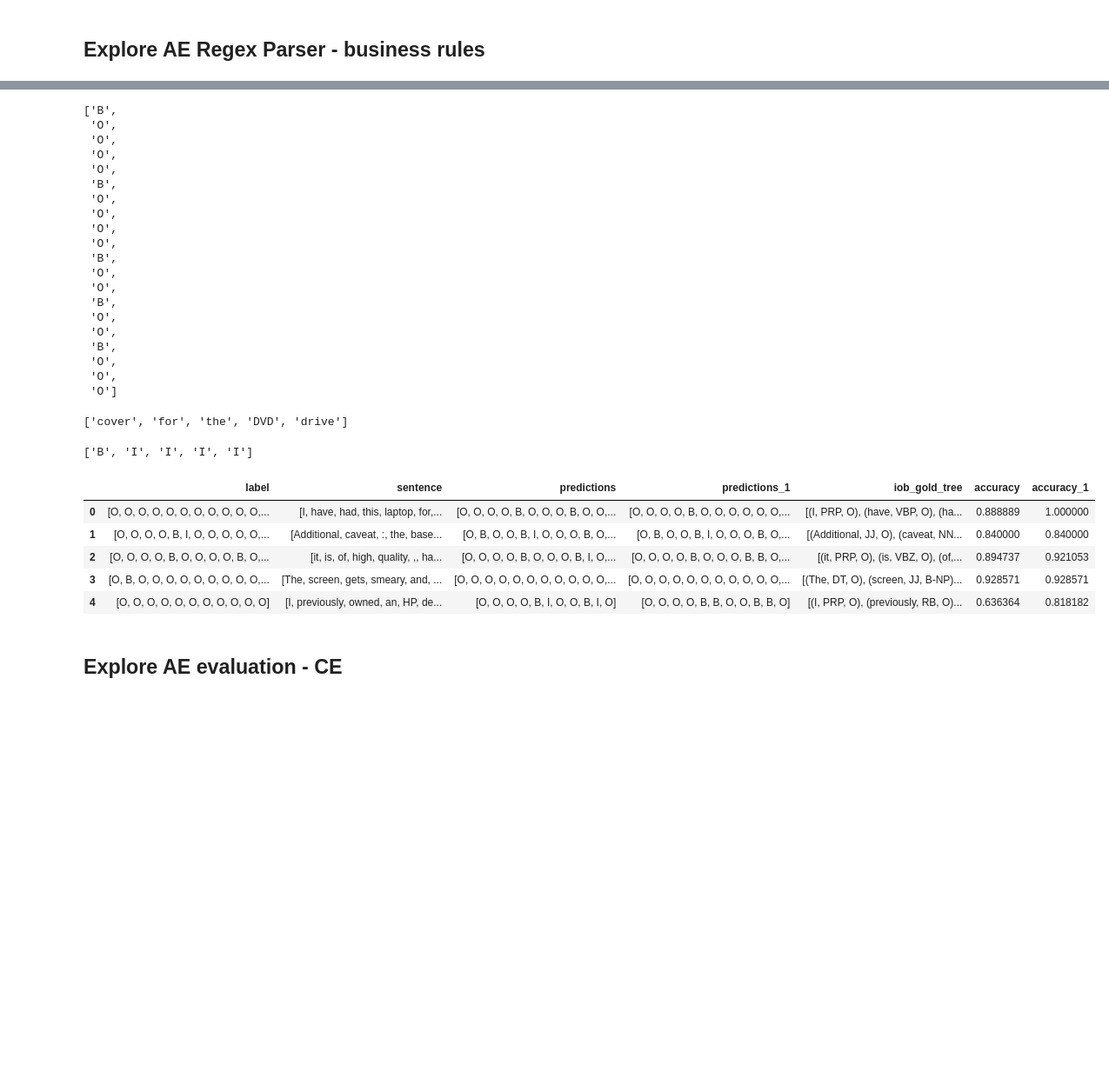
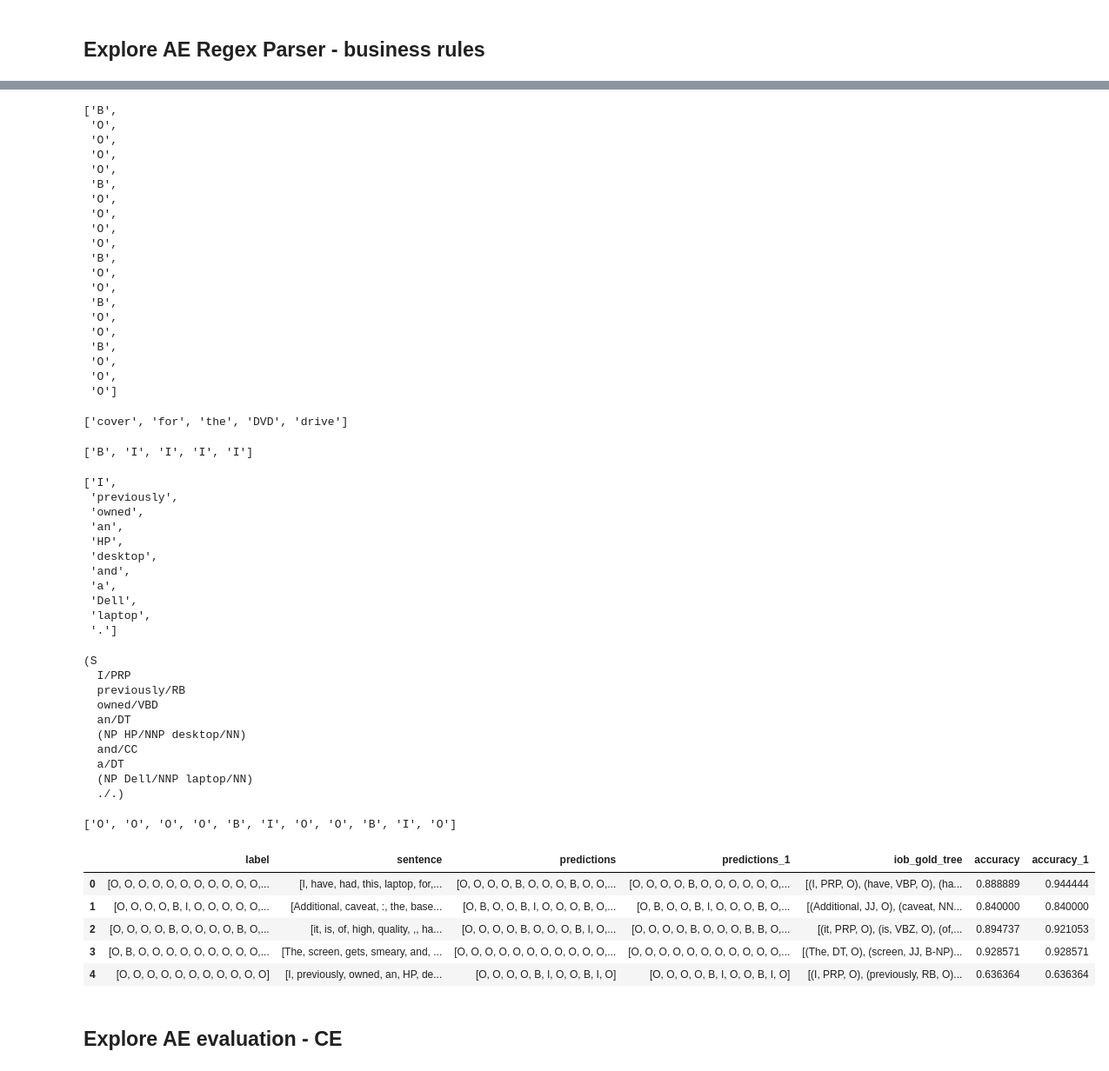
Before and after one commit to janehung04/w266-final, a Jupyter notebook: src/eda-data.ipynb, the cells around one changed output, grey strips where cells are left out. Shown: that part at 87% size. Cells and saved outputs as stored; diff of their text form; code cells hidden in the pictures; blank space fills up the shorter version.

Commit message:
add updates to business rule parser

```diff
--- a/src/eda-data.ipynb
+++ b/src/eda-data.ipynb
@@ -250,7 +250,7 @@ Name: predictions, Length: 150, dtype: object
 ## Explore AE Regex Parser - business rules
 # %%
 # try a more sophisticated method for chunking
-def regex_parser(tokenized_sentence):
+def regex_parser(tokenized_sentence,verbose=False):
     """
     Use a Regex Parser to provide some context around noun phrases
     """
@@ -264,13 +264,17 @@ def regex_parser(tokenized_sentence):
     # Update Grammar Regex to include prepositional phrases ala Semeval annotation guidelines
     grammar = r"""
     NP: {<NN><IN><DT><NN|NNP>+}
+        {<NNP><NN>}
         {<NNP>+}
         {<NN>+}
+
     """
 
     cp = nltk.RegexpParser(grammar)
 
     tree = cp.parse(pos_sent)
+
+    if verbose: print(tree)
 
     iob = [el[2][0] for el in nltk.chunk.util.tree2conlltags(tree)]
     return(iob)
@@ -282,6 +286,9 @@ regex_parser(ae_laptop_train['15']['sentence'])
 print(['cover','for','the','DVD','drive'])
 regex_parser(['cover','for','the','DVD','drive'])
 
+ae_laptop_dev_df.iloc[4]['sentence']
+regex_parser(ae_laptop_dev_df.iloc[4]['sentence'],verbose=True)
+
 # since the POS tagger is based on the words themselves and not context.
 ae_laptop_dev_df['predictions_1'] = ae_laptop_dev_df['sentence'].apply(lambda x: regex_parser(x))
 ae_laptop_dev_df.head()
@@ -302,38 +309,60 @@ ae_laptop_dev_df.head()
  'Toshiba',
  'will',
  'do',
  'nothing',
  'about',
  'it',
  '.']
 ['B',
  'O',
  'O',
  'O',
  'O',
  'B',
  'O',
  'O',
  'O',
  'O',
  'B',
  'O',
  'O',
  'B',
  'O',
  'O',
  'B',
  'O',
  'O',
  'O']
 ['cover', 'for', 'the', 'DVD', 'drive']
 ['B', 'I', 'I', 'I', 'I']
+['I',
+ 'previously',
+ 'owned',
+ 'an',
+ 'HP',
+ 'desktop',
+ 'and',
+ 'a',
+ 'Dell',
+ 'laptop',
+ '.']
+(S
+  I/PRP
+  previously/RB
+  owned/VBD
+  an/DT
+  (NP HP/NNP desktop/NN)
+  and/CC
+  a/DT
+  (NP Dell/NNP laptop/NN)
+  ./.)
+['O', 'O', 'O', 'O', 'B', 'I', 'O', 'O', 'B', 'I', 'O']
 |  | label | sentence | predictions | predictions_1 | iob_gold_tree | accuracy | accuracy_1 |
-| 0 | [O, O, O, O, O, O, O, O, O, O, O,... | [I, have, had, this, laptop, for,... | [O, O, O, O, B, O, O, O, B, O, O,... | [O, O, O, O, B, O, O, O, O, O, O,... | [(I, PRP, O), (have, VBP, O), (ha... | 0.888889 | 1.000000 |
+| 0 | [O, O, O, O, O, O, O, O, O, O, O,... | [I, have, had, this, laptop, for,... | [O, O, O, O, B, O, O, O, B, O, O,... | [O, O, O, O, B, O, O, O, O, O, O,... | [(I, PRP, O), (have, VBP, O), (ha... | 0.888889 | 0.944444 |
 | 1 | [O, O, O, O, B, I, O, O, O, O, O,... | [Additional, caveat, :, the, base... | [O, B, O, O, B, I, O, O, O, B, O,... | [O, B, O, O, B, I, O, O, O, B, O,... | [(Additional, JJ, O), (caveat, NN... | 0.840000 | 0.840000 |
 | 2 | [O, O, O, O, B, O, O, O, O, B, O,... | [it, is, of, high, quality, ,, ha... | [O, O, O, O, B, O, O, O, B, I, O,... | [O, O, O, O, B, O, O, O, B, B, O,... | [(it, PRP, O), (is, VBZ, O), (of,... | 0.894737 | 0.921053 |
 | 3 | [O, B, O, O, O, O, O, O, O, O, O,... | [The, screen, gets, smeary, and, ... | [O, O, O, O, O, O, O, O, O, O, O,... | [O, O, O, O, O, O, O, O, O, O, O,... | [(The, DT, O), (screen, JJ, B-NP)... | 0.928571 | 0.928571 |
-| 4 | [O, O, O, O, O, O, O, O, O, O, O] | [I, previously, owned, an, HP, de... | [O, O, O, O, B, I, O, O, B, I, O] | [O, O, O, O, B, B, O, O, B, B, O] | [(I, PRP, O), (previously, RB, O)... | 0.636364 | 0.818182 |
+| 4 | [O, O, O, O, O, O, O, O, O, O, O] | [I, previously, owned, an, HP, de... | [O, O, O, O, B, I, O, O, B, I, O] | [O, O, O, O, B, I, O, O, B, I, O] | [(I, PRP, O), (previously, RB, O)... | 0.636364 | 0.636364 |
 # %% [markdown]
 ## Explore AE evaluation - CE
 # %% [markdown]
```
Also changed, not shown: parts of 1 cell of this notebook.
